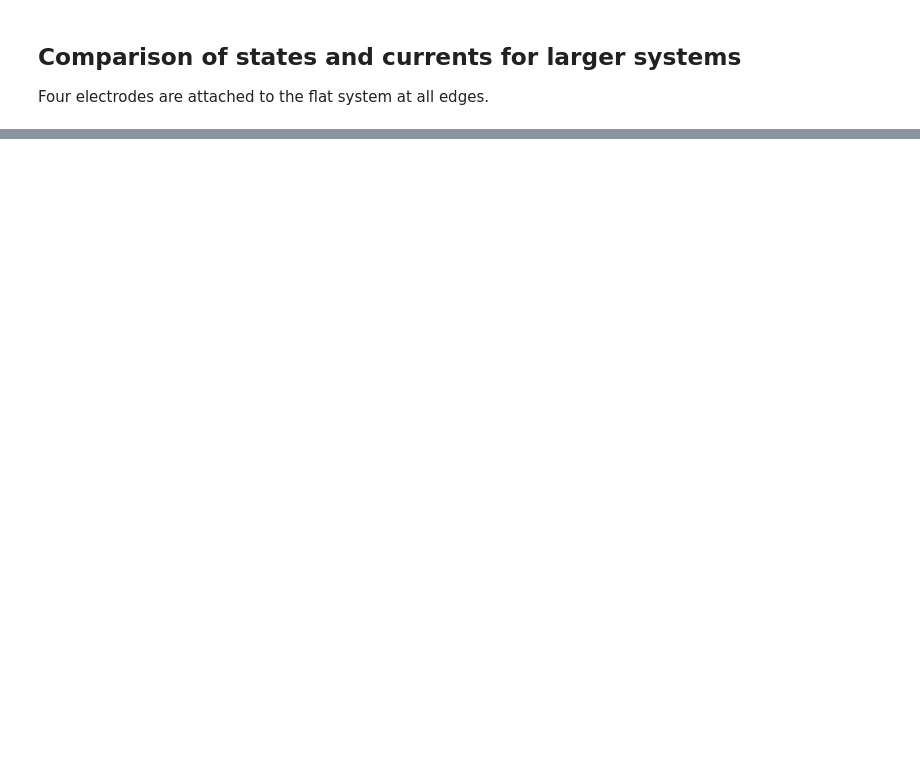
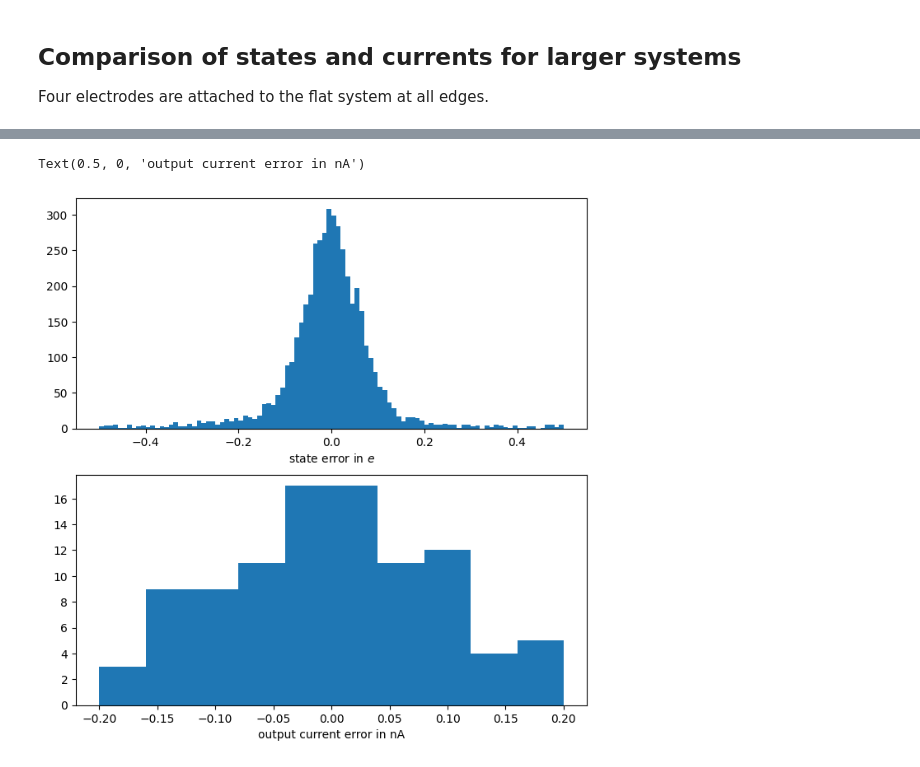
Before and after one commit to evanwonisch/NanoNetsMF, a Jupyter notebook: run/large_sys_comparison.ipynb, the cells around one changed output, grey strips where cells are left out. Drawn from its saved outputs; the diff is of its cells as text; code cells hidden in the pictures; blank space fills up the shorter version.

```diff
--- a/run/large_sys_comparison.ipynb
+++ b/run/large_sys_comparison.ipynb
@@ -145,0 +139,37 @@ Text(0.5, 1.0, 'output currents for different voltage configs')
+# %%
+size_index = 5
+
+size = net_sizes[size_index]
+mf_sort_indices = np.argsort(voltage_configs[:,0], axis = 0)
+kmc_sort_indices = np.argsort(currents_kmc[size_index][:,0], axis = 0)
+sorted_mf_states = states_mf_e4[size_index][mf_sort_indices]
+sorted_mf_currents = currents_mf_e4[size_index][mf_sort_indices]
+sorted_voltage_config = voltage_configs[mf_sort_indices]
+sorted_kmc_states = states_kmc[size_index][kmc_sort_indices]
+sorted_kmc_currents = currents_kmc[size_index][kmc_sort_indices][:, 6] / 1000 * CONST.electron_charge
+sorted_kmc_steps = currents_kmc[size_index][kmc_sort_indices][:, 5]
+sorted_kmc_valid = np.where(sorted_kmc_steps < 10000000, True, False)
+sorted_kmc_valid_indices = np.where(sorted_kmc_valid)[0]
+# %%
+# signed differences
+error_state = sorted_mf_states - sorted_kmc_states
+error_current = sorted_mf_currents - sorted_kmc_currents
+
+# MAEs
+MAE_state = np.mean(np.abs(sorted_mf_states - sorted_kmc_states), axis = 1)[sorted_kmc_valid_indices]
+MAE_current = np.abs(sorted_mf_currents - sorted_kmc_currents)[sorted_kmc_valid_indices]
+
+# relative errors
+rel_err_state = np.mean(np.abs((sorted_mf_states - sorted_kmc_states)/ sorted_kmc_states), axis = 1)[sorted_kmc_valid_indices]
+rel_err_current = np.abs((sorted_mf_currents - sorted_kmc_currents)/ sorted_kmc_currents)[sorted_kmc_valid_indices]
+# %%
+f, (ax1, ax2) = plt.subplots(2, 1, figsize = (8, 8))
+
+ax1.hist(error_state.flatten() / CONST.electron_charge, range = (-0.5,0.5), bins = 100)
+ax2.hist(error_current, range = (-0.2, 0.2), bins = 10)
+
+ax1.set_xlabel("state error in $e$")
+ax2.set_xlabel("output current error in nA")
+# %% [output]
+Text(0.5, 0, 'output current error in nA')
+[figure, added]
```
Also changed, not shown: parts of 34 cells of this notebook, 10 other files.
